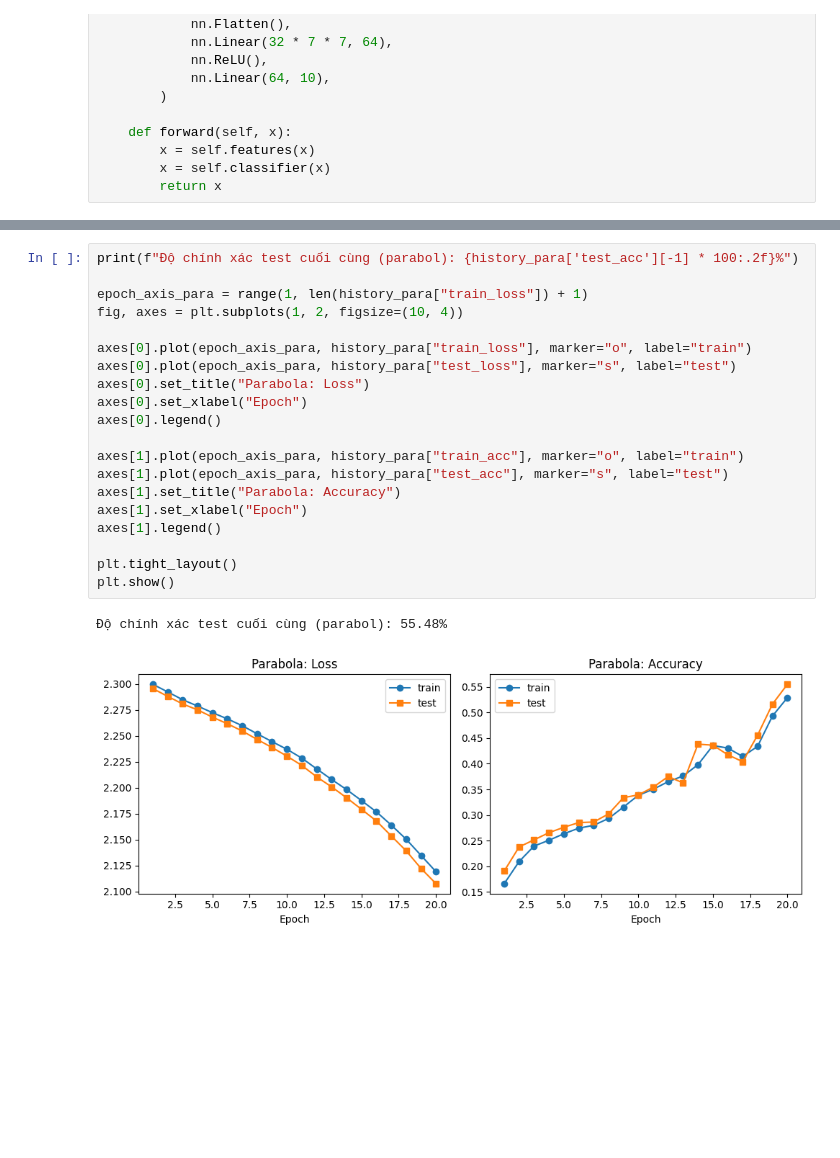
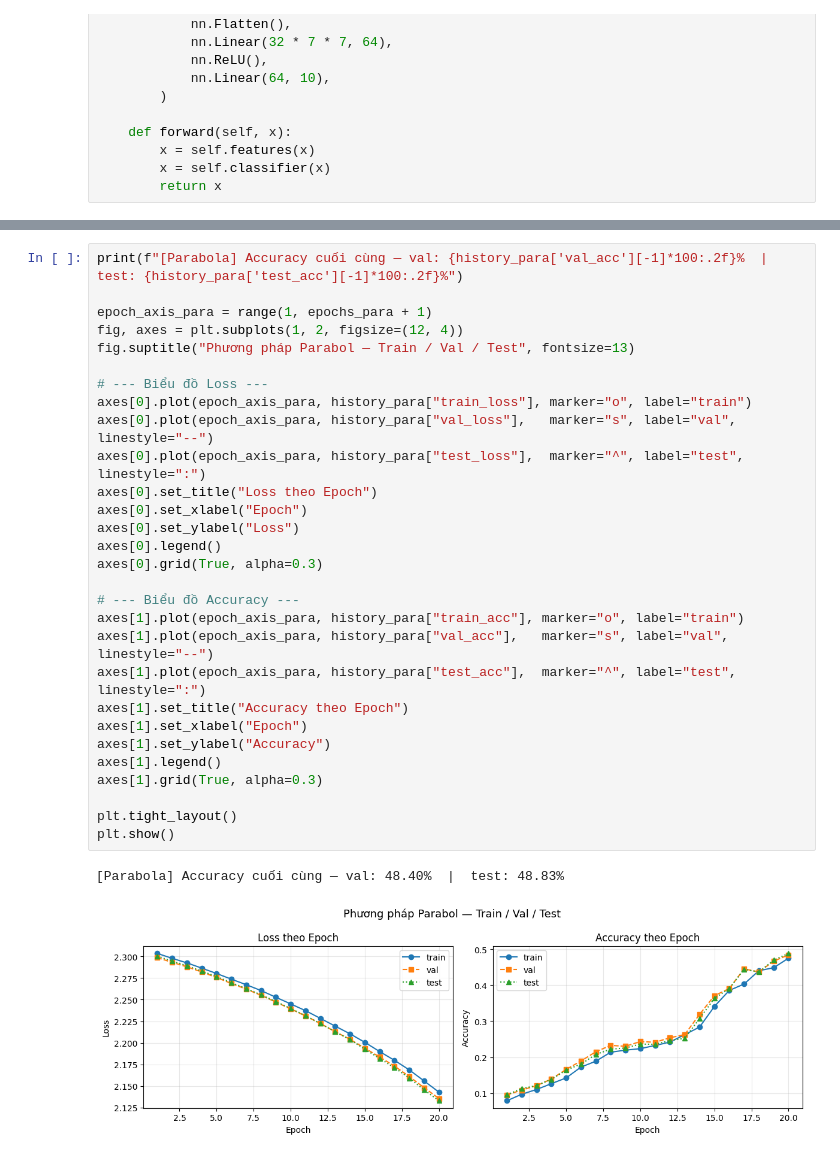
Before and after one commit to ChuLinh02/Math4AI, a Jupyter notebook: Lab1_MNIST_CNN.ipynb, the cells around one changed output, grey strips where cells are left out. Cells and saved outputs as stored; diff of their text form; blank space fills up the shorter version.

```diff
--- a/Lab1_MNIST_CNN.ipynb
+++ b/Lab1_MNIST_CNN.ipynb
@@ -359,24 +779,33 @@ Cell này in accuracy cuối cùng và vẽ biểu đồ loss/accuracy theo epoc
 # %%
-print(f"Độ chính xác test cuối cùng (parabol): {history_para['test_acc'][-1] * 100:.2f}%")
+print(f"[Parabola] Accuracy cuối cùng — val: {history_para['val_acc'][-1]*100:.2f}%  |  test: {history_para['test_acc'][-1]*100:.2f}%")
 
-epoch_axis_para = range(1, len(history_para["train_loss"]) + 1)
-fig, axes = plt.subplots(1, 2, figsize=(10, 4))
+epoch_axis_para = range(1, epochs_para + 1)
+fig, axes = plt.subplots(1, 2, figsize=(12, 4))
+fig.suptitle("Phương pháp Parabol — Train / Val / Test", fontsize=13)
 
+# --- Biểu đồ Loss ---
 axes[0].plot(epoch_axis_para, history_para["train_loss"], marker="o", label="train")
-axes[0].plot(epoch_axis_para, history_para["test_loss"], marker="s", label="test")
-axes[0].set_title("Parabola: Loss")
+axes[0].plot(epoch_axis_para, history_para["val_loss"],   marker="s", label="val",  linestyle="--")
+axes[0].plot(epoch_axis_para, history_para["test_loss"],  marker="^", label="test", linestyle=":")
+axes[0].set_title("Loss theo Epoch")
 axes[0].set_xlabel("Epoch")
+axes[0].set_ylabel("Loss")
 axes[0].legend()
+axes[0].grid(True, alpha=0.3)
 
+# --- Biểu đồ Accuracy ---
 axes[1].plot(epoch_axis_para, history_para["train_acc"], marker="o", label="train")
-axes[1].plot(epoch_axis_para, history_para["test_acc"], marker="s", label="test")
-axes[1].set_title("Parabola: Accuracy")
+axes[1].plot(epoch_axis_para, history_para["val_acc"],   marker="s", label="val",  linestyle="--")
+axes[1].plot(epoch_axis_para, history_para["test_acc"],  marker="^", label="test", linestyle=":")
+axes[1].set_title("Accuracy theo Epoch")
 axes[1].set_xlabel("Epoch")
+axes[1].set_ylabel("Accuracy")
 axes[1].legend()
+axes[1].grid(True, alpha=0.3)
 
 plt.tight_layout()
 plt.show()
 # %% [output]
-Độ chính xác test cuối cùng (parabol): 55.48%
+[Parabola] Accuracy cuối cùng — val: 48.40%  |  test: 48.83%
-[figure, old version]
+[figure, new version]
 # %% [markdown]
```
Also changed, not shown: parts of 20 cells of this notebook.
